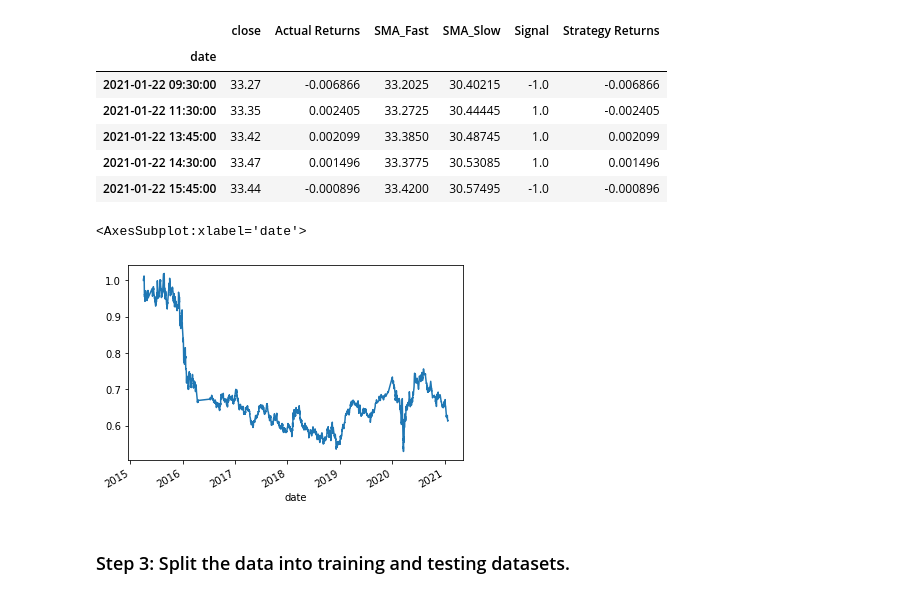
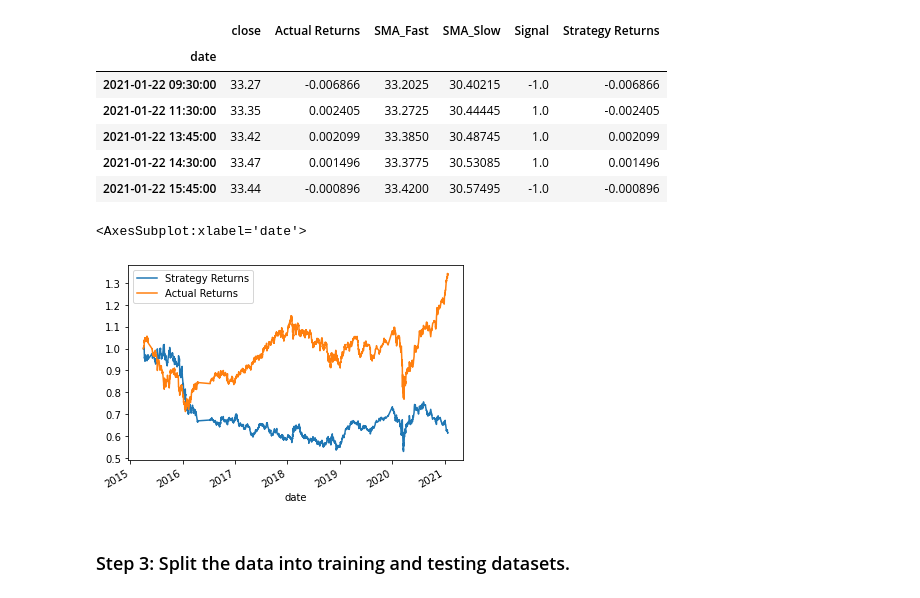
Before and after one commit to Sam-Weiner/Machine_Learning_Trading_Bot, a Jupyter notebook: machine_learning_trading_bot.ipynb, the cells around one changed output. Saved outputs shown, nothing was run; the diff lists cells and outputs as text; code cells hidden in the pictures.

```diff
--- a/machine_learning_trading_bot.ipynb
+++ b/machine_learning_trading_bot.ipynb
@@ -224,10 +224,10 @@ display(signals_df.tail())
 | 2021-01-22 15:45:00 | 33.44 | -0.000896 | 33.4200 | 30.57495 | -1.0 | -0.000896 |
 # %%
 # Plot Strategy Returns to examine performance
-(1 + signals_df['Strategy Returns']).cumprod().plot()
+(1 + signals_df[['Strategy Returns', "Actual Returns"]]).cumprod().plot()
 # %% [output]
 <AxesSubplot:xlabel='date'>
-[figure, old version]
+[figure, new version]
 # %% [markdown]
 ### Step 3: Split the data into training and testing datasets.
 # %%
```
Also changed, not shown: parts of 11 cells of this notebook, 4 other files.
